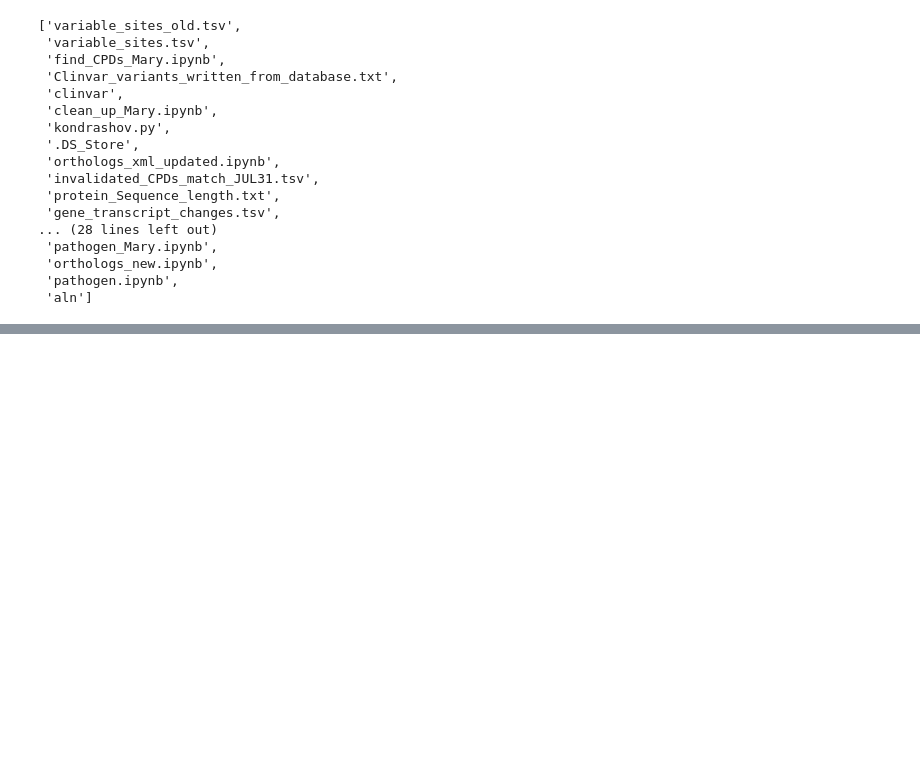
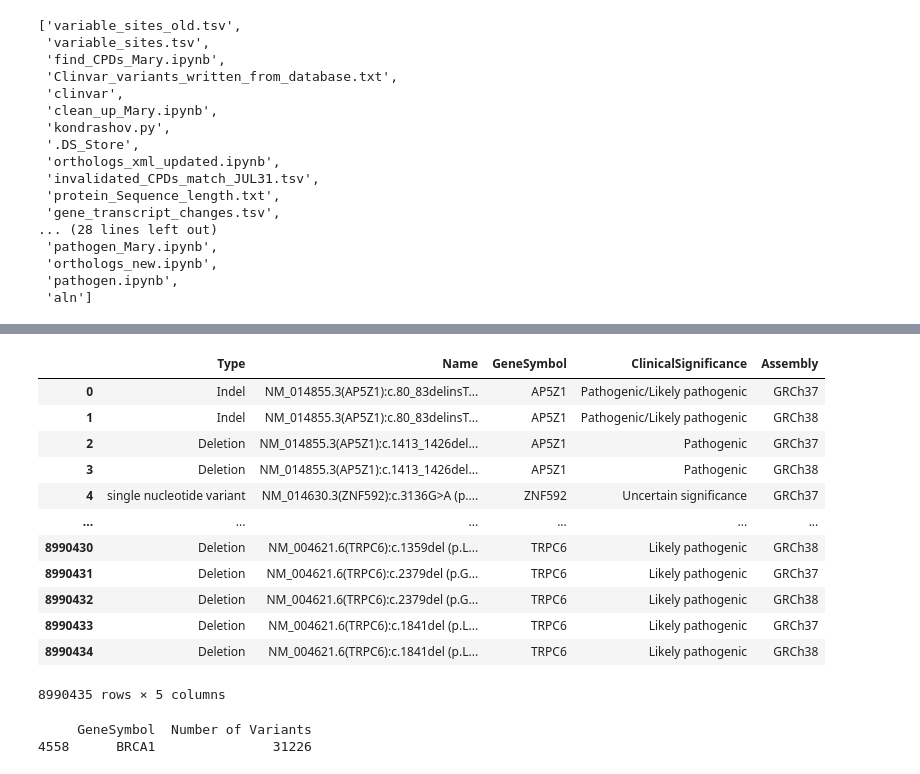
Before and after one commit to rbazev/kondrashov, a Jupyter notebook: Tutorial_Pandas.ipynb, the cells around one changed output, grey strips where cells are left out. Saved outputs shown, nothing was run; the diff lists cells and outputs as text; code cells hidden in the pictures; blank space fills up the shorter version.

```diff
--- a/Tutorial_Pandas.ipynb
+++ b/Tutorial_Pandas.ipynb
@@ -1424,0 +1423,24 @@ Exception: File `'kondrashov.py'` not found.
+# %%
+variant_counts['GeneSymbol']
+variant_counts
+Clin1
+#loci
+# %% [output]
+|  | Type | Name | GeneSymbol | ClinicalSignificance | Assembly |
+| 0 | Indel | NM_014855.3(AP5Z1):c.80_83delinsT... | AP5Z1 | Pathogenic/Likely pathogenic | GRCh37 |
+| 1 | Indel | NM_014855.3(AP5Z1):c.80_83delinsT... | AP5Z1 | Pathogenic/Likely pathogenic | GRCh38 |
+| 2 | Deletion | NM_014855.3(AP5Z1):c.1413_1426del... | AP5Z1 | Pathogenic | GRCh37 |
+| 3 | Deletion | NM_014855.3(AP5Z1):c.1413_1426del... | AP5Z1 | Pathogenic | GRCh38 |
+| 4 | single nucleotide variant | NM_014630.3(ZNF592):c.3136G>A (p.... | ZNF592 | Uncertain significance | GRCh37 |
+| ... | ... | ... | ... | ... | ... |
+| 8990430 | Deletion | NM_004621.6(TRPC6):c.1359del (p.L... | TRPC6 | Likely pathogenic | GRCh38 |
+| 8990431 | Deletion | NM_004621.6(TRPC6):c.2379del (p.G... | TRPC6 | Likely pathogenic | GRCh37 |
+| 8990432 | Deletion | NM_004621.6(TRPC6):c.2379del (p.G... | TRPC6 | Likely pathogenic | GRCh38 |
+| 8990433 | Deletion | NM_004621.6(TRPC6):c.1841del (p.L... | TRPC6 | Likely pathogenic | GRCh37 |
+| 8990434 | Deletion | NM_004621.6(TRPC6):c.1841del (p.L... | TRPC6 | Likely pathogenic | GRCh38 |
+8990435 rows × 5 columns
+# %%
+print(variant_counts[variant_counts["GeneSymbol"] == "BRCA1"])
+# %% [output]
+     GeneSymbol  Number of Variants
+4558      BRCA1               31226
```
Also changed, not shown: parts of 7 cells of this notebook, 3 other files.
